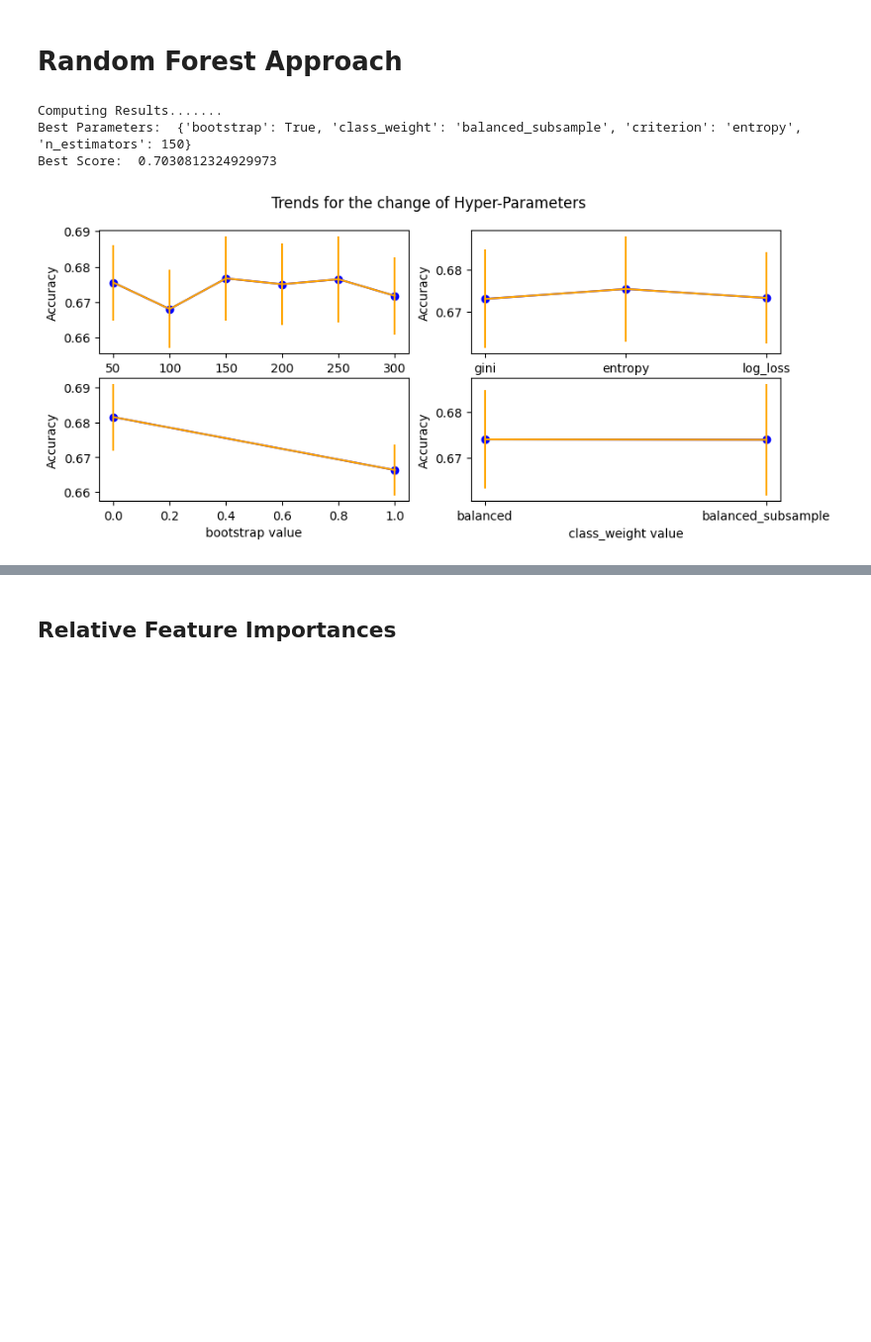
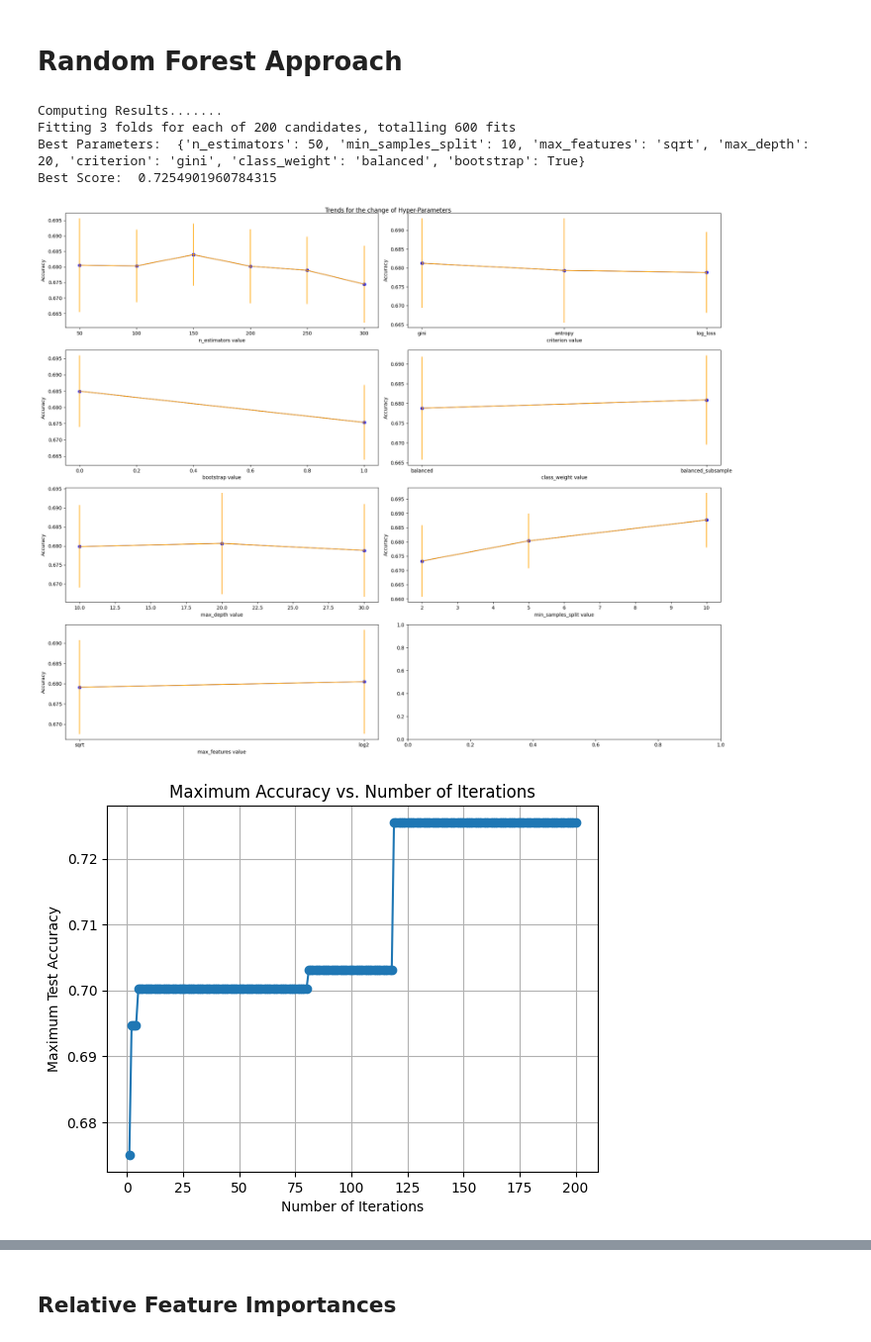
Before and after one commit to danielmakin/NoMoreAlzheimersDisease, a Jupyter notebook: PreProcessingFiles/Data/PreProcessedData/File1/CleanedData/main.ipynb, the cells around one changed output, grey strips where cells are left out. Shown at 99% size. Saved outputs shown, nothing was run; the diff lists cells and outputs as text; code cells hidden in the pictures; blank space fills up the shorter version.

```diff
--- a/PreProcessingFiles/Data/PreProcessedData/File1/CleanedData/main.ipynb
+++ b/PreProcessingFiles/Data/PreProcessedData/File1/CleanedData/main.ipynb
@@ -46,13 +68,15 @@ from Classifiers.MyRF import MyRF
 # %%
 # Before Removing Outliers
 print("Computing Results.......")
 rf = MyRF("data.csv", fields_to_drop)
-rf.hyper_parameter_selection()
+rf.hyper_parameter_selection(iterations=200, verbose=1)
 # %% [output]
 Computing Results.......
-Best Parameters:  {'bootstrap': True, 'class_weight': 'balanced_subsample', 'criterion': 'entropy', 'n_estimators': 150}
-Best Score:  0.7030812324929973
+Fitting 3 folds for each of 200 candidates, totalling 600 fits
+Best Parameters:  {'n_estimators': 50, 'min_samples_split': 10, 'max_features': 'sqrt', 'max_depth': 20, 'criterion': 'gini', 'class_weight': 'balanced', 'bootstrap': True}
+Best Score:  0.7254901960784315
-[figure, old version]
+[figure, new version]
+[figure, added]
 # %%
 # Display the test results for this data
 rf.test(True)
```
Also changed, not shown: parts of 6 cells of this notebook, 6 other files.
